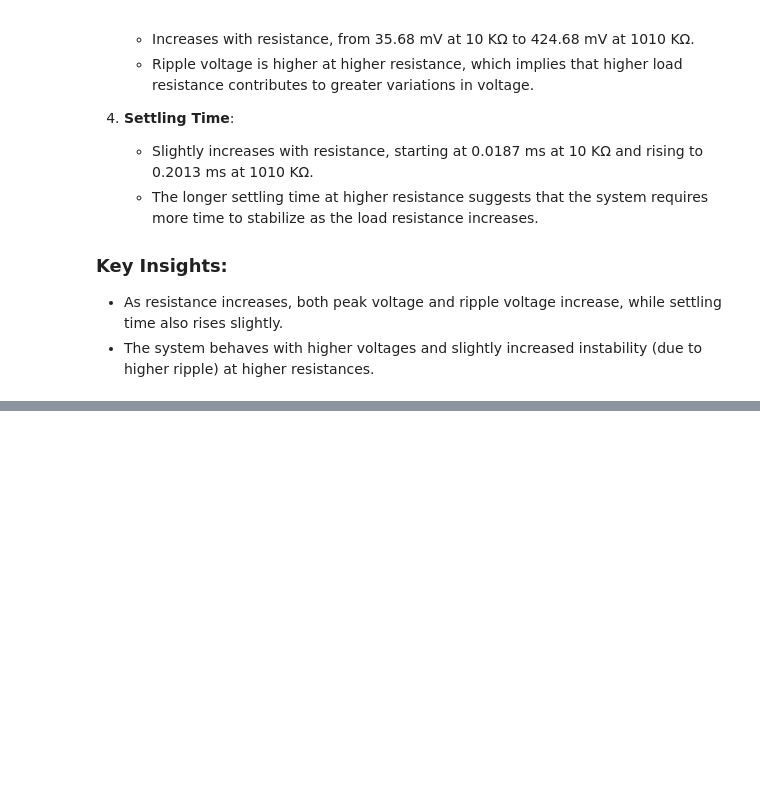
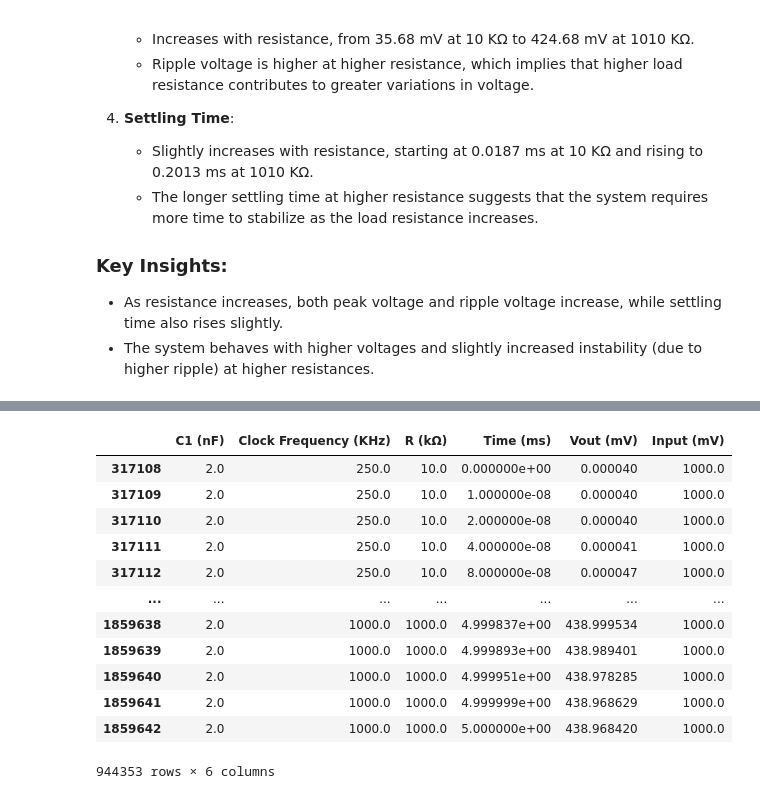
Before and after one commit to imran-nazir0011/minor-project-7th-sem, a Jupyter notebook: transient_analysis.ipynb, the cells around one changed output, grey strips where cells are left out. Cells and saved outputs as stored; diff of their text form; code cells hidden in the pictures; blank space fills up the shorter version.

```diff
--- a/transient_analysis.ipynb
+++ b/transient_analysis.ipynb
@@ -506,0 +544,16 @@ The Graph shows the relationship between load resistance (ranging from 10 KΩ to
+# %%
+df7[df7['C1 (nF)'] == C1_val]
+# %% [output]
+|  | C1 (nF) | Clock Frequency (KHz) | R (kΩ) | Time (ms) | Vout (mV) | Input (mV) |
+| 317108 | 2.0 | 250.0 | 10.0 | 0.000000e+00 | 0.000040 | 1000.0 |
+| 317109 | 2.0 | 250.0 | 10.0 | 1.000000e-08 | 0.000040 | 1000.0 |
+| 317110 | 2.0 | 250.0 | 10.0 | 2.000000e-08 | 0.000040 | 1000.0 |
+| 317111 | 2.0 | 250.0 | 10.0 | 4.000000e-08 | 0.000041 | 1000.0 |
+| 317112 | 2.0 | 250.0 | 10.0 | 8.000000e-08 | 0.000047 | 1000.0 |
+| ... | ... | ... | ... | ... | ... | ... |
+| 1859638 | 2.0 | 1000.0 | 1000.0 | 4.999837e+00 | 438.999534 | 1000.0 |
+| 1859639 | 2.0 | 1000.0 | 1000.0 | 4.999893e+00 | 438.989401 | 1000.0 |
+| 1859640 | 2.0 | 1000.0 | 1000.0 | 4.999951e+00 | 438.978285 | 1000.0 |
+| 1859641 | 2.0 | 1000.0 | 1000.0 | 4.999999e+00 | 438.968629 | 1000.0 |
+| 1859642 | 2.0 | 1000.0 | 1000.0 | 5.000000e+00 | 438.968420 | 1000.0 |
+944353 rows × 6 columns
```
Also changed, not shown: parts of 5 cells of this notebook, 1 other file.
